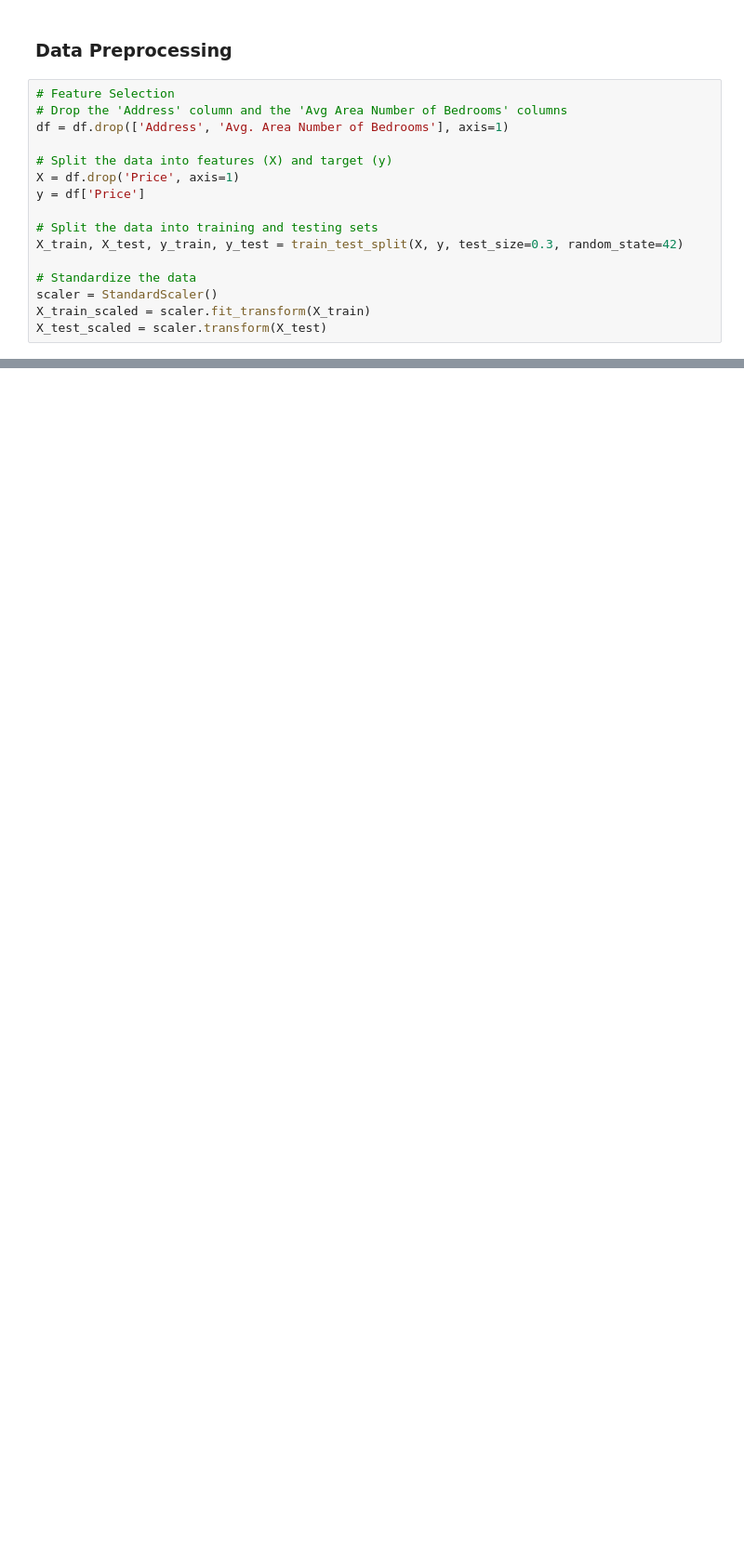
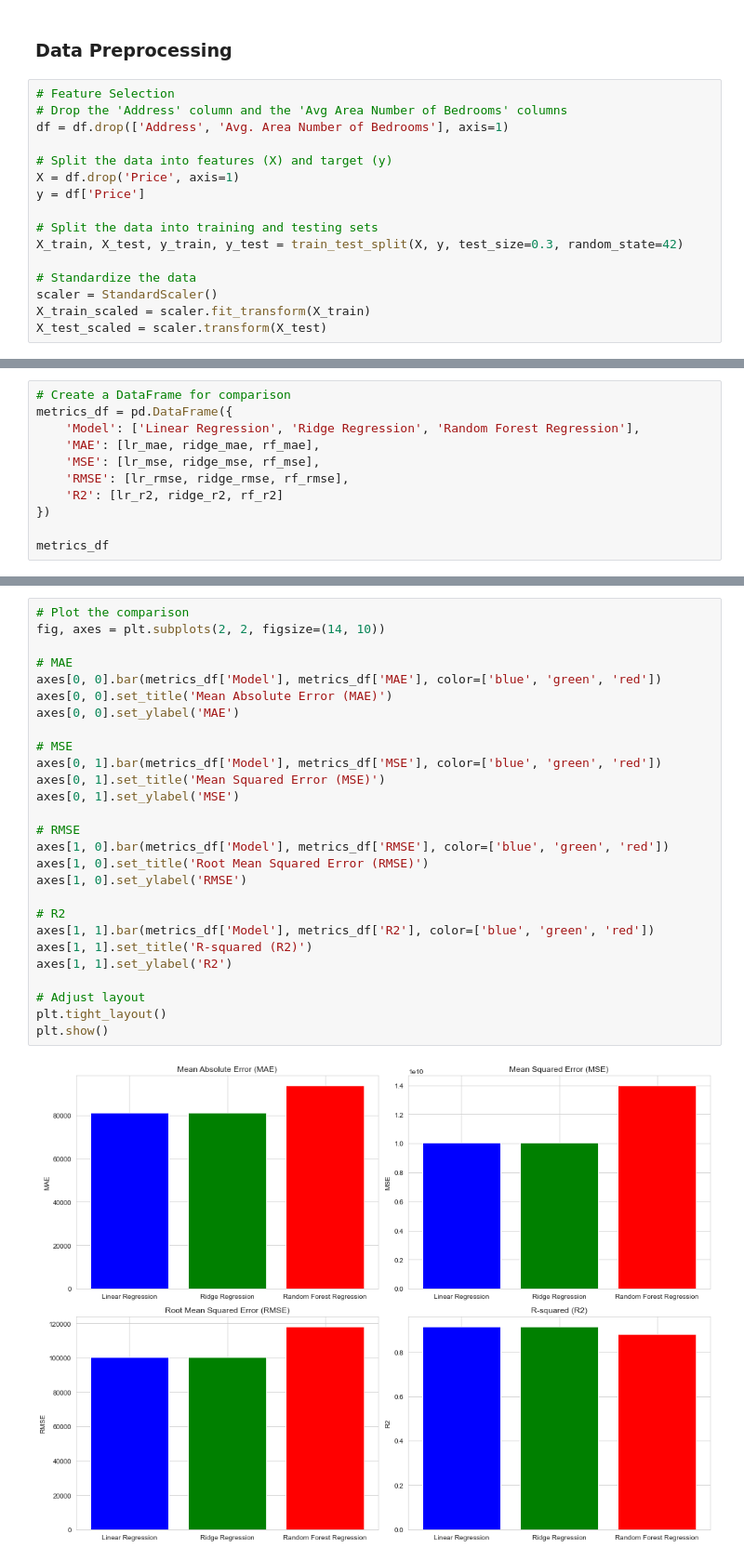
Before and after one commit to samar2605/House-Price-Prediction, a Jupyter notebook: Code.ipynb, the cells around one changed output, grey strips where cells are left out. Shown at 93% size. Saved outputs shown, nothing was run; the diff lists cells and outputs as text; blank space fills up the shorter version.

```diff
--- a/Code.ipynb
+++ b/Code.ipynb
@@ -135,0 +276,11 @@ X_test_scaled = scaler.transform(X_test)
+# %%
+# Create a DataFrame for comparison
+metrics_df = pd.DataFrame({
+    'Model': ['Linear Regression', 'Ridge Regression', 'Random Forest Regression'],
+    'MAE': [lr_mae, ridge_mae, rf_mae],
+    'MSE': [lr_mse, ridge_mse, rf_mse],
+    'RMSE': [lr_rmse, ridge_rmse, rf_rmse],
+    'R2': [lr_r2, ridge_r2, rf_r2]
+})
+
+metrics_df
@@ -135,0 +292,29 @@ X_test_scaled = scaler.transform(X_test)
+# %%
+# Plot the comparison
+fig, axes = plt.subplots(2, 2, figsize=(14, 10))
+
+# MAE
+axes[0, 0].bar(metrics_df['Model'], metrics_df['MAE'], color=['blue', 'green', 'red'])
+axes[0, 0].set_title('Mean Absolute Error (MAE)')
+axes[0, 0].set_ylabel('MAE')
+
+# MSE
+axes[0, 1].bar(metrics_df['Model'], metrics_df['MSE'], color=['blue', 'green', 'red'])
+axes[0, 1].set_title('Mean Squared Error (MSE)')
+axes[0, 1].set_ylabel('MSE')
+
+# RMSE
+axes[1, 0].bar(metrics_df['Model'], metrics_df['RMSE'], color=['blue', 'green', 'red'])
+axes[1, 0].set_title('Root Mean Squared Error (RMSE)')
+axes[1, 0].set_ylabel('RMSE')
+
+# R2
+axes[1, 1].bar(metrics_df['Model'], metrics_df['R2'], color=['blue', 'green', 'red'])
+axes[1, 1].set_title('R-squared (R2)')
+axes[1, 1].set_ylabel('R2')
+
+# Adjust layout
+plt.tight_layout()
+plt.show()
+# %% [output]
+[figure, added]
```
Also changed, not shown: parts of 22 cells of this notebook.
